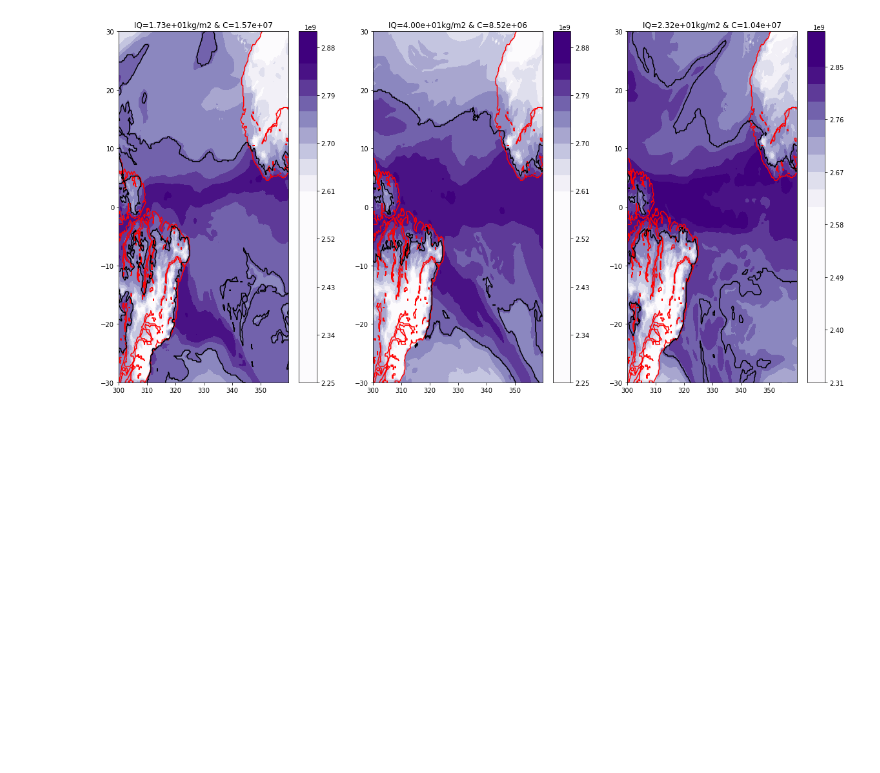
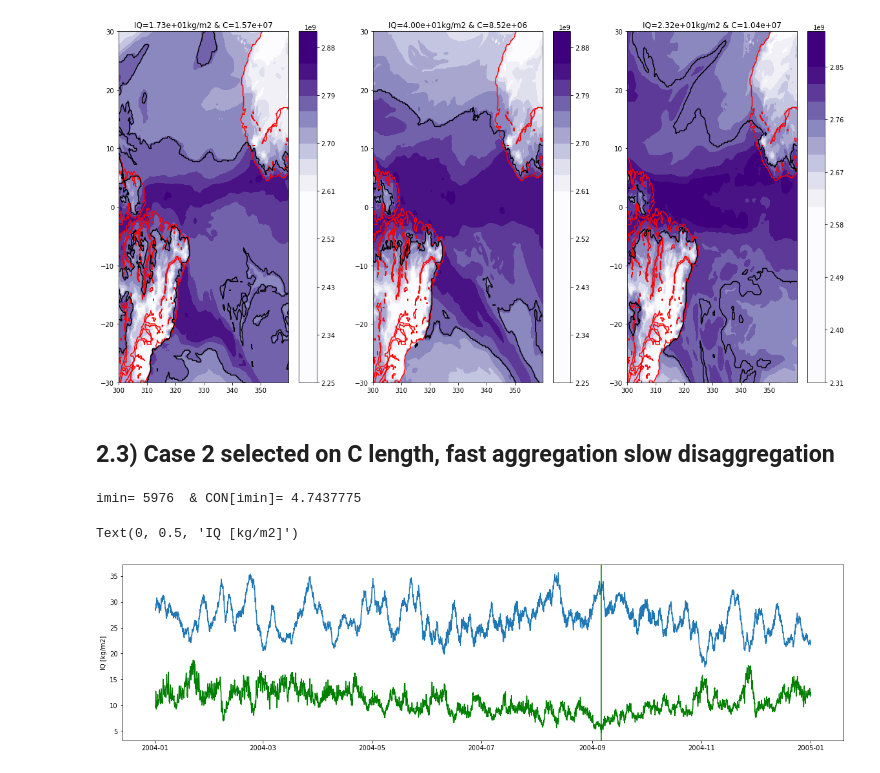
Before and after one commit to tbeucler/2019_WMI, a Jupyter notebook: dev/tbeucler/007_Select_ITCZ_cases.ipynb, the cells around one changed output. Cells and saved outputs as stored; diff of their text form; code cells hidden in the pictures; blank space fills up the shorter version.

```diff
--- a/dev/tbeucler/007_Select_ITCZ_cases.ipynb
+++ b/dev/tbeucler/007_Select_ITCZ_cases.ipynb
@@ -267,3 +276,24 @@ i= 2  & date= ['2010-04-27T20:00:00.000000000']
 Defining moist margin
 Measuring contour length
 [figure]
+# %% [markdown]
+## 2.3) Case 2 selected on C length, fast aggregation slow disaggregation
+# %%
+iminC = np.argmin(CON_data[2004])
+print('imin=',iminC,' & CON[imin]=',CON_data[2004][iminC]/1e6)
+# %% [output]
+imin= 5976  & CON[imin]= 4.7437775
+# %%
+year = 2004
+date1 = str(year)+'-01-01T00:00:00'
+date2 = str(year)+'-12-31T23:00:00'
+t2004 = MSEAtl.time.sel({'time':slice(date1,date2)})
+
+plt.figure(figsize=(20,5))
+plt.plot(t2004,IQ_data['Interquartile_range_MSE'][str(year)]/2.5e6)
+plt.axvline(t2004[iminC].values,color='g')
+plt.plot(t2004,CON_data[year]/1e6,color='g')
+plt.ylabel('IQ [kg/m2]')
+# %% [output]
+Text(0, 0.5, 'IQ [kg/m2]')
+[figure, added]
```
Also changed, not shown: parts of 19 cells of this notebook.
